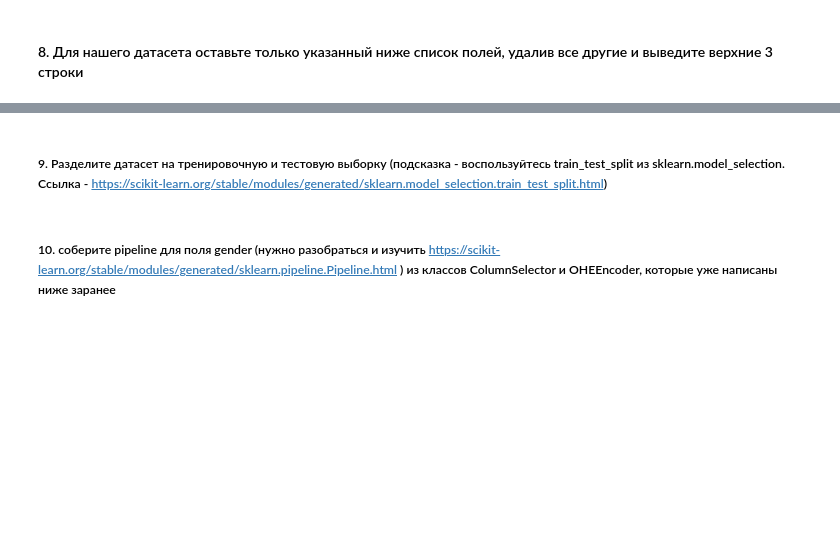
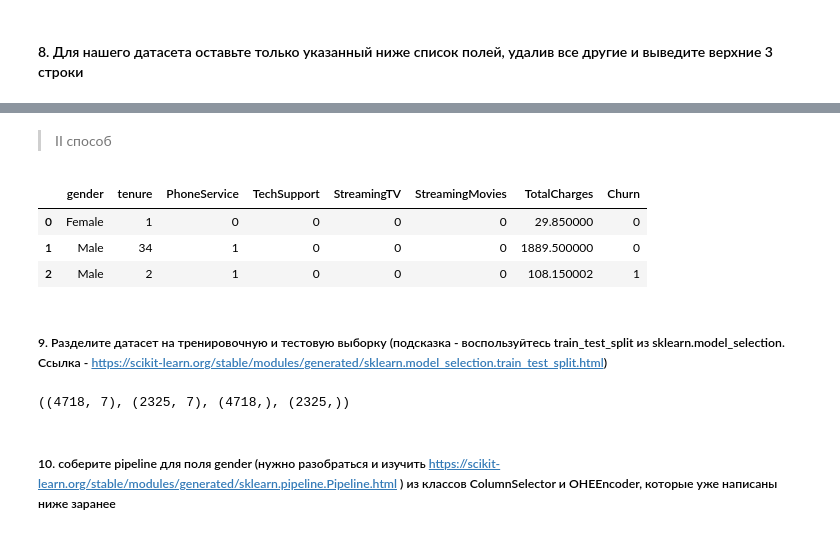
Before and after one commit to alex-chin/gb_business, a Jupyter notebook: homeworks/home01/HW1.ipynb, the cells around one changed output, grey strips where cells are left out. Drawn from its saved outputs; the diff is of its cells as text; code cells hidden in the pictures; blank space fills up the shorter version.

```diff
--- a/homeworks/home01/HW1.ipynb
+++ b/homeworks/home01/HW1.ipynb
@@ -269,2 +287,12 @@ columns = ['gender', 'tenure', 'PhoneService', 'TotalCharges',
+# %% [markdown]
+> II способ
+# %%
+df1 = df.drop((set(df.columns) - set(columns)), axis='columns', inplace=False)
+df1.head(3)
+# %% [output]
+|  | gender | tenure | PhoneService | TechSupport | StreamingTV | StreamingMovies | TotalCharges | Churn |
+| 0 | Female | 1 | 0 | 0 | 0 | 0 | 29.850000 | 0 |
+| 1 | Male | 34 | 1 | 0 | 0 | 0 | 1889.500000 | 0 |
+| 2 | Male | 2 | 1 | 0 | 0 | 0 | 108.150002 | 1 |
 # %% [markdown]
 ##### 9. Разделите датасет на тренировочную и тестовую выборку (подсказка - воспользуйтесь train_test_split из sklearn.model_selection. Ссылка - https://scikit-learn.org/stable/modules/generated/sklearn.model_selection.train_test_split.html)
@@ -277,3 +299,19 @@ target = 'Churn'
+# %%
+from sklearn.model_selection import train_test_split
+
+features = ['gender', 'tenure', 'PhoneService', 'TotalCharges', 'StreamingMovies', 'StreamingTV', 'TechSupport']
+target = 'Churn'
+
+X = df1.drop(columns=target)
+y = df1[target]
+
+X_train, X_test, y_train, y_test = train_test_split(X, y, test_size=0.33, random_state=13)
+y_train = y_train.astype('int')
+y_test = y_test.astype('int')
+
+X_train.shape, X_test.shape, y_train.shape, y_test.shape
+# %% [output]
+((4718, 7), (2325, 7), (4718,), (2325,))
 # %% [markdown]
 ##### 10. соберите pipeline для поля gender (нужно разобраться и изучить https://scikit-learn.org/stable/modules/generated/sklearn.pipeline.Pipeline.html ) из классов ColumnSelector и OHEEncoder, которые уже написаны ниже заранее
 # %%
```
Also changed, not shown: parts of 28 cells of this notebook, 2 other files.
